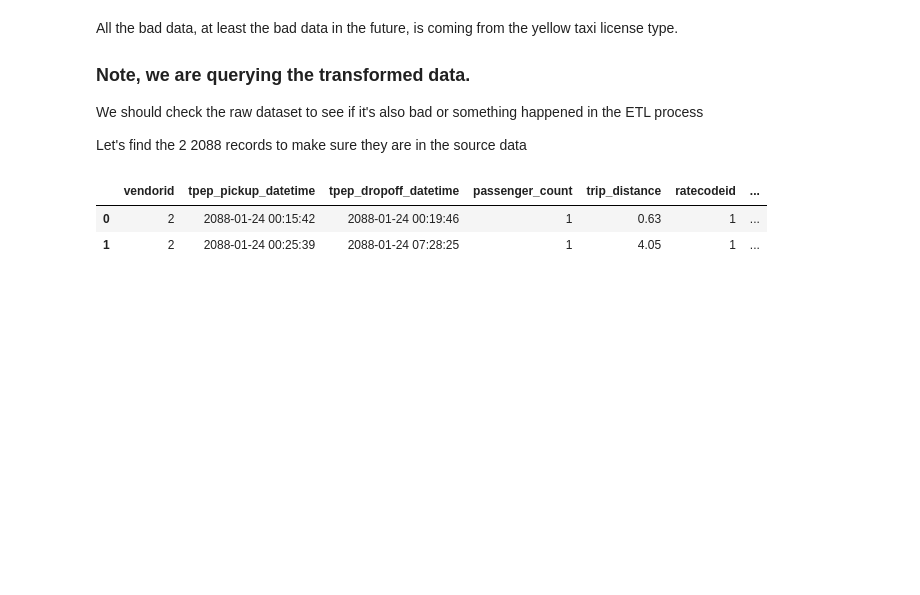
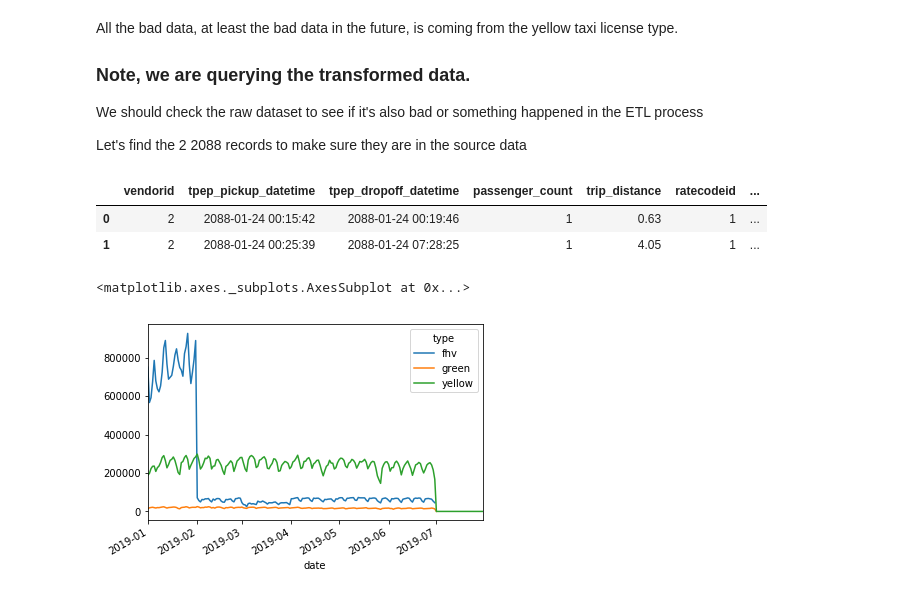
Before and after one commit to bsnively/sagemaker-workshops, a Jupyter notebook: 2019_reinvent/notebooks/DataDiscoveryAndConversation.ipynb, the cells around one changed output. Cells and saved outputs as stored; diff of their text form; code cells hidden in the pictures; blank space fills up the shorter version.

```diff
--- a/2019_reinvent/notebooks/DataDiscoveryAndConversation.ipynb
+++ b/2019_reinvent/notebooks/DataDiscoveryAndConversation.ipynb
@@ -217,3 +217,12 @@ pd.read_sql("select * from reinvent19.yellow where tpep_pickup_datetime like '20
 |  | vendorid | tpep_pickup_datetime | tpep_dropoff_datetime | passenger_count | trip_distance | ratecodeid | ... |
 | 0 | 2 | 2088-01-24 00:15:42 | 2088-01-24 00:19:46 | 1 | 0.63 | 1 | ... |
 | 1 | 2 | 2088-01-24 00:25:39 | 2088-01-24 07:28:25 | 1 | 4.05 | 1 | ... |
+# %%
+## Next let's plot this per type:
+typeperday_df.loc['2019-01-01':'2019-07-30'].pivot_table(index='date',
+                                                         columns='type',
+                                                         values='cnt',
+                                                         aggfunc='sum').plot()
+# %% [output]
+<matplotlib.axes._subplots.AxesSubplot at 0x...>
+[figure, added]
```
